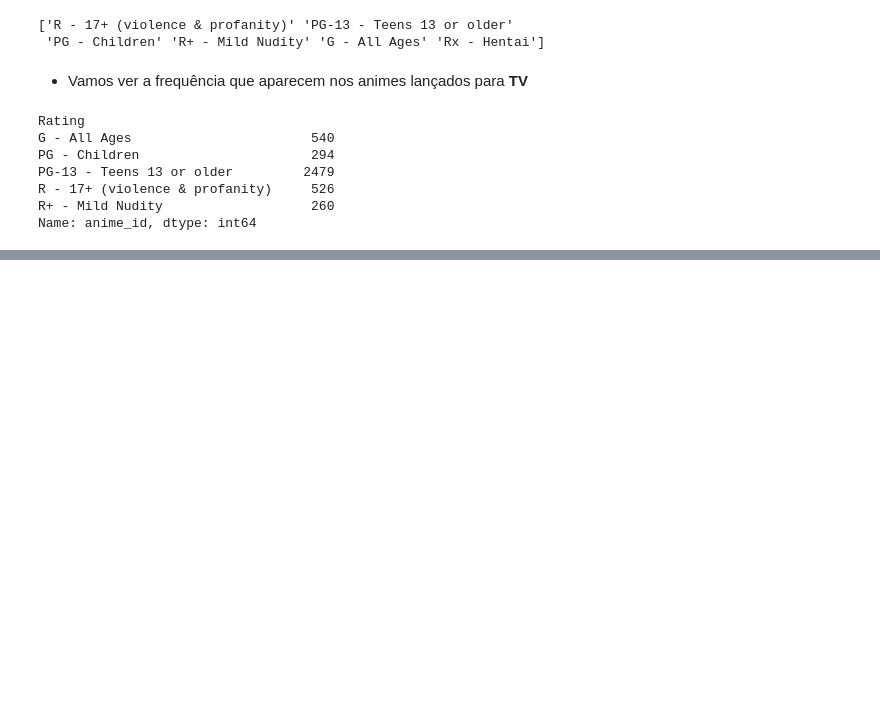
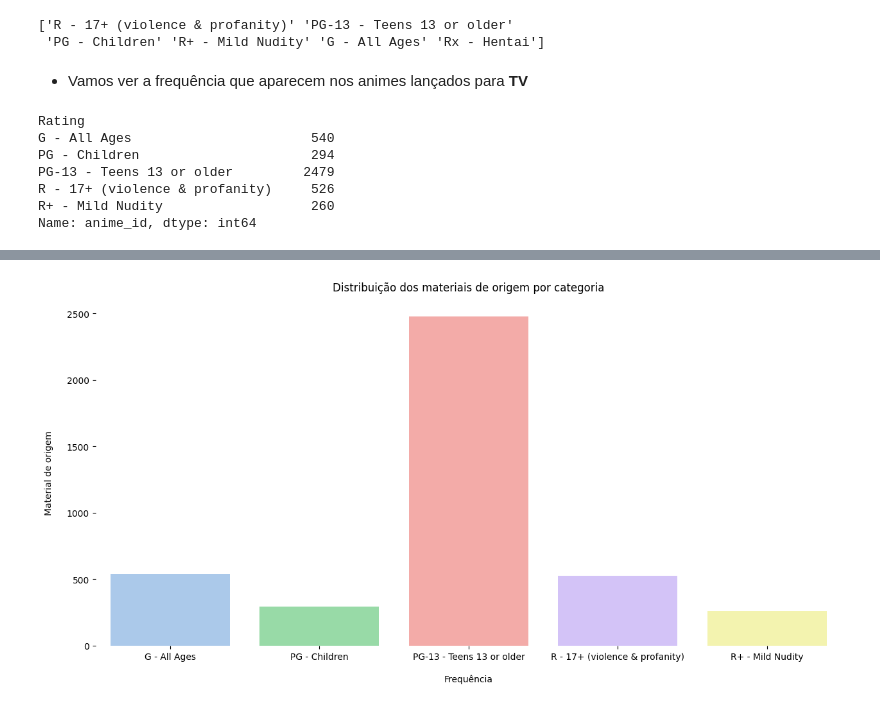
Before and after one commit to guievbs/anime-insights, a Jupyter notebook: notebooks/analise.ipynb, the cells around one changed output, grey strips where cells are left out. Cells and saved outputs as stored; diff of their text form; code cells hidden in the pictures; blank space fills up the shorter version.

Commit message:
Adiciona a exploração da coluna Rating

```diff
--- a/notebooks/analise.ipynb
+++ b/notebooks/analise.ipynb
@@ -735,8 +735,8 @@ print(df['Rating'].unique())
 # %% [markdown]
 - Vamos ver a frequência que aparecem nos animes lançados para **TV**
 # %%
-contagem_por_classificacao = df[df['Type'] == 'TV'].groupby('Rating')['anime_id'].count()
-print(contagem_por_classificacao)
+contagem_rating = df[df['Type'] == 'TV'].groupby('Rating')['anime_id'].count()
+print(contagem_rating)
 # %% [output]
 Rating
 G - All Ages                       540
@@ -761,0 +748,15 @@ df[(df['Source'] == 'Manga') & (df['Score'] > 9) & (df['Type'] == 'TV')].sort_va
+# %%
+f, ax = plt.subplots(figsize=(15, 7))
+
+sns.barplot(x=contagem_rating.index, y=contagem_rating.values, palette="pastel6", ax=ax)
+sns.despine(left=True, bottom=True)
+
+ax.set_title('Distribuição dos materiais de origem por categoria', pad=10)
+
+# Rótulos aos eixos
+ax.set_xlabel("Frequência", labelpad=15)
+ax.set_ylabel("Material de origem", labelpad=15)
+
+plt.show()
+# %% [output]
+[figure, added]
```
Also changed, not shown: parts of 2 cells of this notebook.
